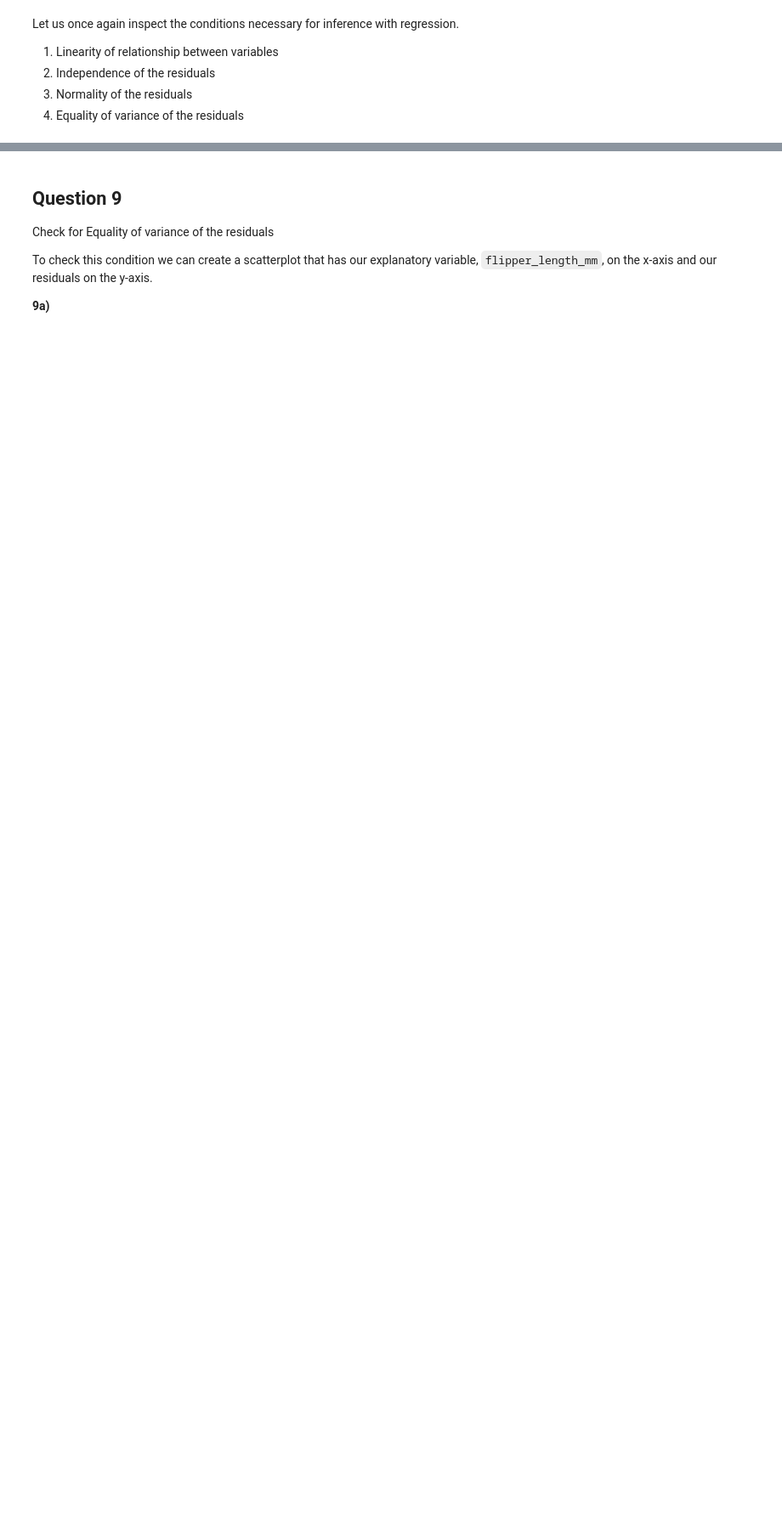
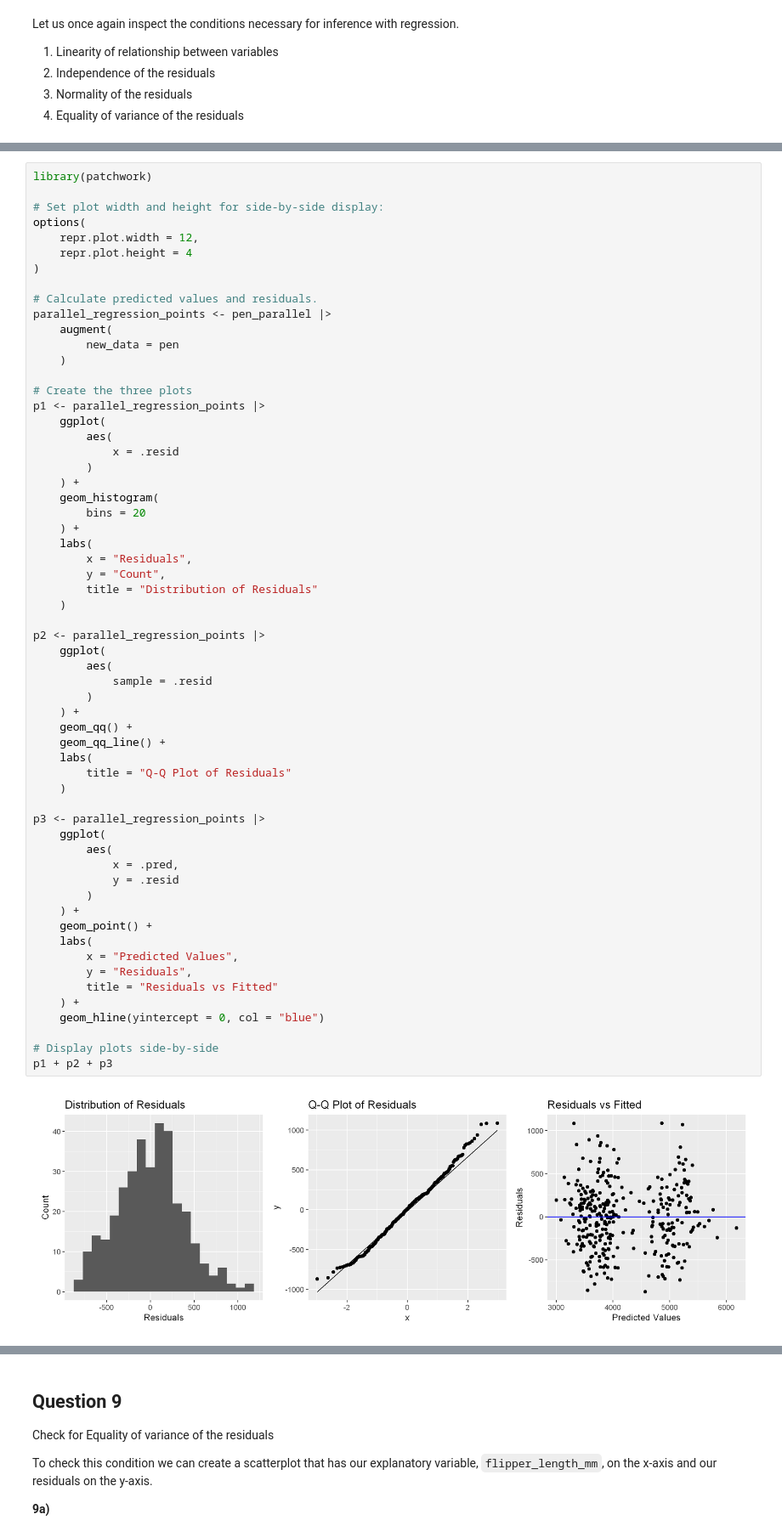
Before and after one commit to UNC-DATA-730/unit-10-assignment-samussiah, a Jupyter notebook: assignment10.ipynb, the cells around one changed output, grey strips where cells are left out. Shown at 85% size. Saved outputs shown, nothing was run; the diff lists cells and outputs as text; blank space fills up the shorter version.

```diff
--- a/assignment10.ipynb
+++ b/assignment10.ipynb
@@ -410,3 +446,65 @@ parallel_regression_points |>
+# %%
+library(patchwork)
+
+# Set plot width and height for side-by-side display:
+options(
+    repr.plot.width = 12,
+    repr.plot.height = 4
+)
+
+# Calculate predicted values and residuals.
+parallel_regression_points <- pen_parallel |>
+    augment(
+        new_data = pen
+    )
+
+# Create the three plots
+p1 <- parallel_regression_points |>
+    ggplot(
+        aes(
+            x = .resid
+        )
+    ) +
+    geom_histogram(
+        bins = 20
+    ) +
+    labs(
+        x = "Residuals",
+        y = "Count",
+        title = "Distribution of Residuals"
+    )
+
+p2 <- parallel_regression_points |>
+    ggplot(
+        aes(
+            sample = .resid
+        )
+    ) +
+    geom_qq() +
+    geom_qq_line() +
+    labs(
+        title = "Q-Q Plot of Residuals"
+    )
+
+p3 <- parallel_regression_points |>
+    ggplot(
+        aes(
+            x = .pred,
+            y = .resid
+        )
+    ) +
+    geom_point() +
+    labs(
+        x = "Predicted Values",
+        y = "Residuals",
+        title = "Residuals vs Fitted"
+    ) +
+    geom_hline(yintercept = 0, col = "blue")
+
+# Display plots side-by-side
+p1 + p2 + p3
+# %% [output]
+[figure, added]
 # %% [markdown]
 **8b)** Does this model meet the Normality of Residuals condition?
 
```
Also changed, not shown: parts of 24 cells of this notebook.
